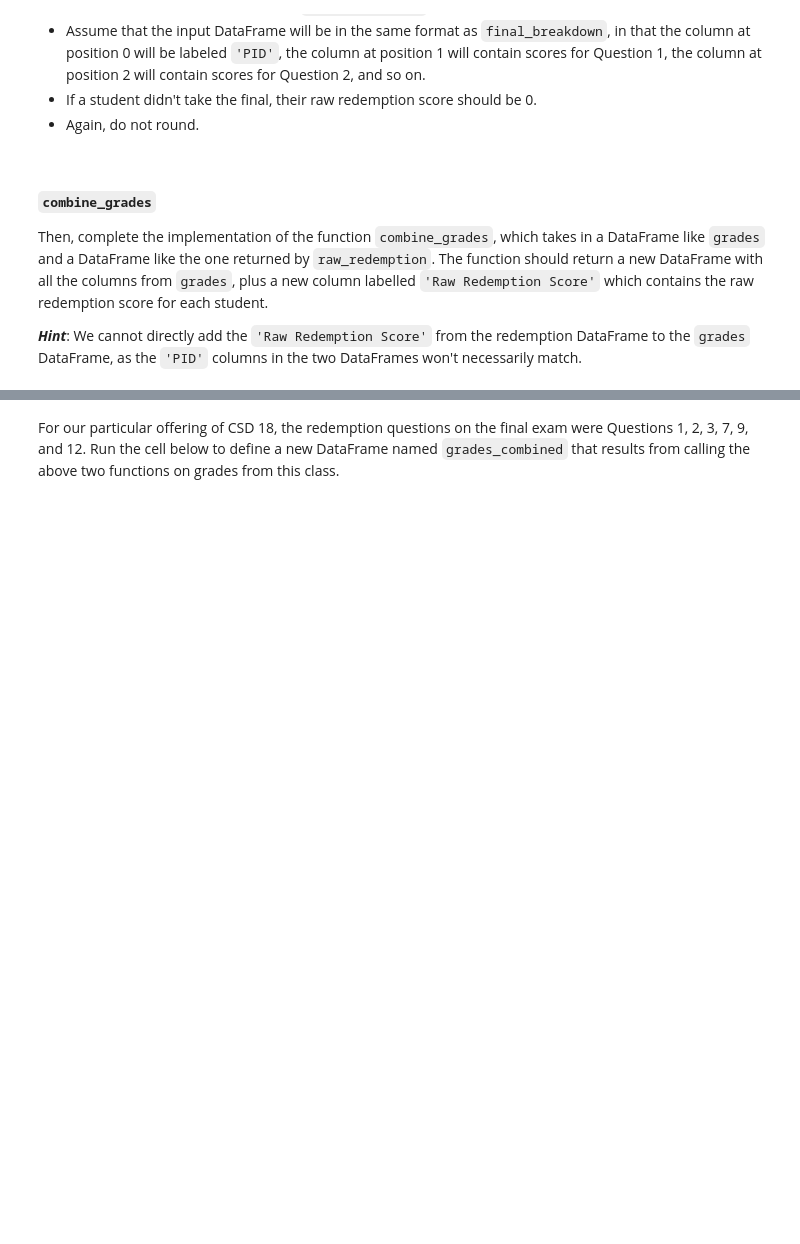
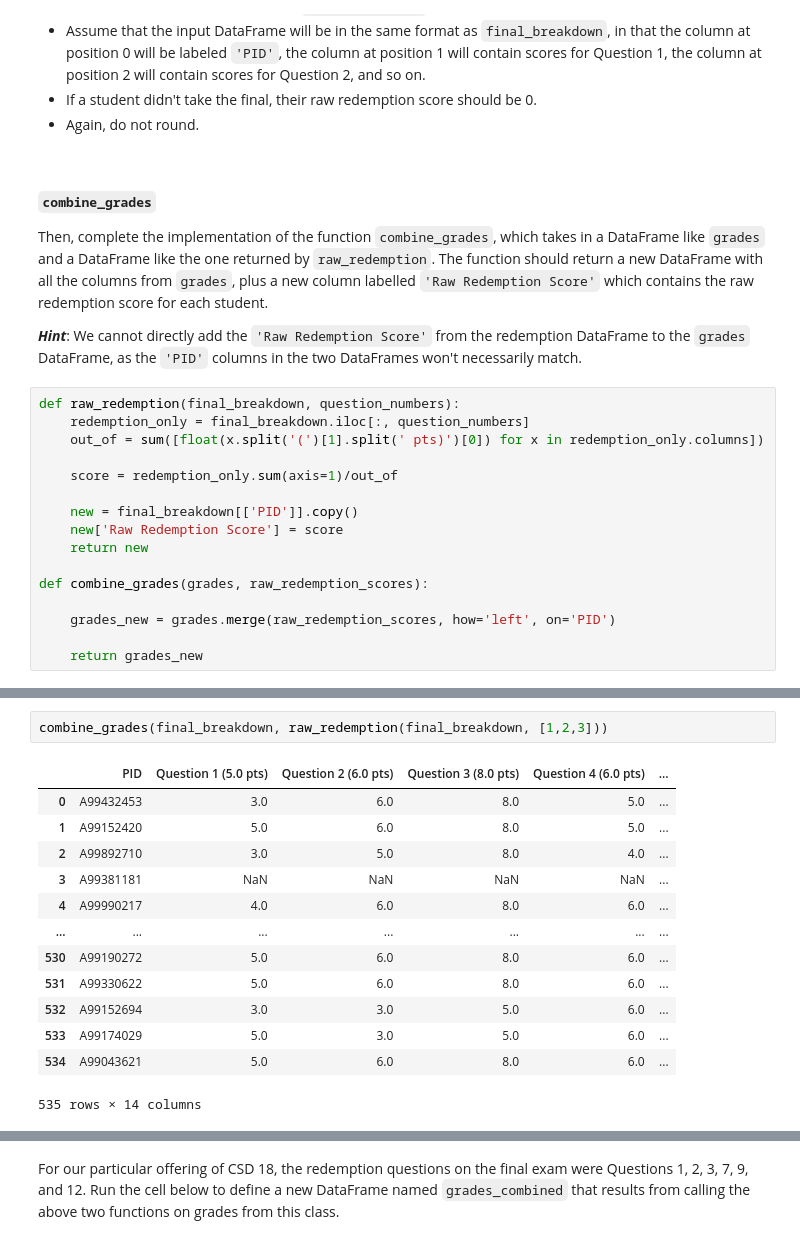
Before and after one commit to ri2658/dsc80-2026-fa, a Jupyter notebook: projects/proj01/project.ipynb, the cells around one changed output, grey strips where cells are left out. Saved outputs shown, nothing was run; the diff lists cells and outputs as text; blank space fills up the shorter version.

```diff
--- a/projects/proj01/project.ipynb
+++ b/projects/proj01/project.ipynb
@@ -832,3 +829,19 @@ For example, suppose `example_breakdown` is as follows:
 Then, complete the implementation of the function `combine_grades`, which takes in a DataFrame like `grades` and a DataFrame like the one returned by `raw_redemption`. The function should return a new DataFrame with all the columns from `grades`, plus a new column labelled `'Raw Redemption Score'` which contains the raw redemption score for each student.
 
 ***Hint***: We cannot directly add the `'Raw Redemption Score'` from the redemption DataFrame to the `grades` DataFrame, as the `'PID'` columns in the two DataFrames won't necessarily match.
+# %%
+def raw_redemption(final_breakdown, question_numbers):
+    redemption_only = final_breakdown.iloc[:, question_numbers]
+    out_of = sum([float(x.split('(')[1].split(' pts)')[0]) for x in redemption_only.columns])
+
+    score = redemption_only.sum(axis=1)/out_of
+
+    new = final_breakdown[['PID']].copy()
+    new['Raw Redemption Score'] = score
+    return new
+
+def combine_grades(grades, raw_redemption_scores):
+
+    grades_new = grades.merge(raw_redemption_scores, how='left', on='PID')
+
+    return grades_new
@@ -835,3 +864,19 @@ Then, complete the implementation of the function `combine_grades`, which takes
+# %%
+combine_grades(final_breakdown, raw_redemption(final_breakdown, [1,2,3]))
+# %% [output]
+|  | PID | Question 1 (5.0 pts) | Question 2 (6.0 pts) | Question 3 (8.0 pts) | Question 4 (6.0 pts) | ... |
+| 0 | A99432453 | 3.0 | 6.0 | 8.0 | 5.0 | ... |
+| 1 | A99152420 | 5.0 | 6.0 | 8.0 | 5.0 | ... |
+| 2 | A99892710 | 3.0 | 5.0 | 8.0 | 4.0 | ... |
+| 3 | A99381181 | NaN | NaN | NaN | NaN | ... |
+| 4 | A99990217 | 4.0 | 6.0 | 8.0 | 6.0 | ... |
+| ... | ... | ... | ... | ... | ... | ... |
+| 530 | A99190272 | 5.0 | 6.0 | 8.0 | 6.0 | ... |
+| 531 | A99330622 | 5.0 | 6.0 | 8.0 | 6.0 | ... |
+| 532 | A99152694 | 3.0 | 3.0 | 5.0 | 6.0 | ... |
+| 533 | A99174029 | 5.0 | 3.0 | 5.0 | 6.0 | ... |
+| 534 | A99043621 | 5.0 | 6.0 | 8.0 | 6.0 | ... |
+535 rows × 14 columns
 # %%
 grader.check("q8")
 # %% [output]
```
Also changed, not shown: parts of 20 cells of this notebook, 4 other files.
